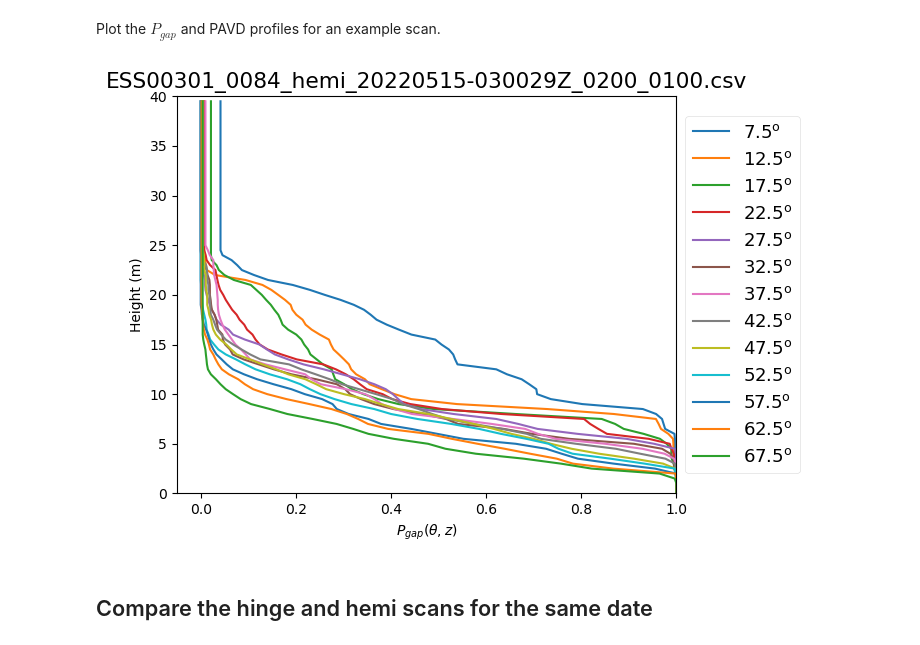
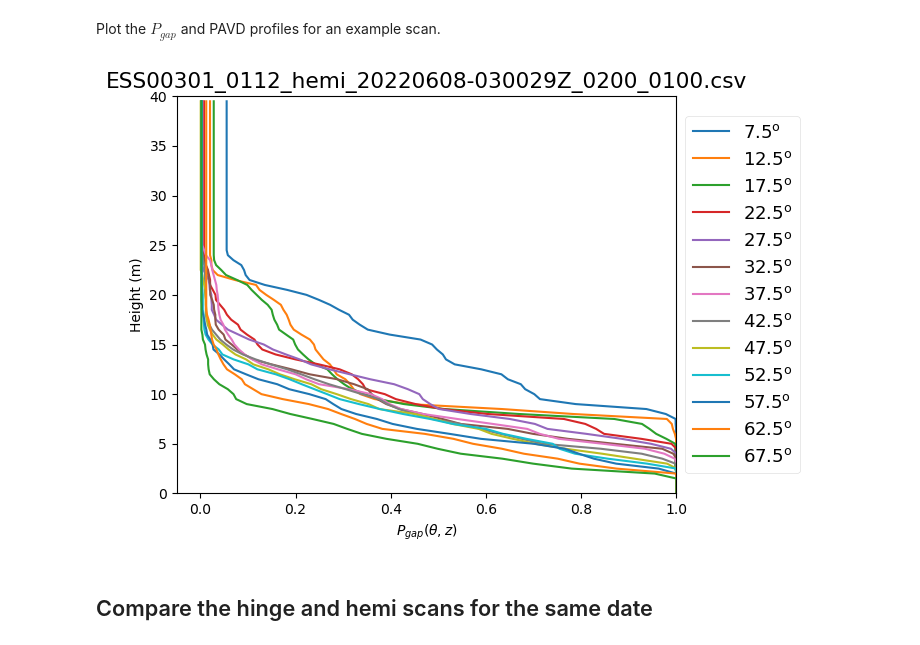
Before and after one commit to armstonj/pylidar-tls-canopy, a Jupyter notebook: notebooks/03_leaf_example.ipynb, the cells around one changed output. Drawn from its saved outputs; the diff is of its cells as text; code cells hidden in the pictures.

```diff
--- a/notebooks/03_leaf_example.ipynb
+++ b/notebooks/03_leaf_example.ipynb
@@ -189,18 +191,23 @@ plot_leaf_grid(leaf_spherical_grid, label='Return Count', clim=[-0.5,2.5], figsi
 # %% [markdown]
 Plot the $P_{gap}$ and PAVD profiles for an example scan.
 # %%
-leaf_file = hemi_csv_list[0]
+# SERC
+#leaf_file = 'ESS00363_0052_hemi_20221020-080028Z_0800_0400.csv'
+
+# Wytham
+leaf_file = 'ESS00301_0112_hemi_20220608-030029Z_0200_0100.csv'
+
 vpp = plant_profile.Jupp2009(hres=0.5, zres=5, ares=90, min_z=5, max_z=70, min_h=0, max_h=40)
-valid = vpp.add_leaf_scan_position(leaf_file, method='WEIGHTED',
+valid = vpp.add_leaf_scan_position(leaf_file, method='FIRSTLAST',
                                    min_zenith=5, max_zenith=70, sensor_height=1.5)
 if valid:
     vpp.get_pgap_theta_z()
     title = os.path.basename(leaf_file)
     pgap_labels = [fr'{b:.1f}$\rm ^o$' for b in vpp.zenith_bin]
     plot_vertical_profiles(vpp.pgap_theta_z, vpp.height_bin, xlabel=r'$P_{gap}(\theta,z)$',
                            labels=pgap_labels, ylim=[0,40], xlim=[None,1], figsize=[7,5], title=title)
 # %% [output]
-[figure, old version]
+[figure, new version]
 # %% [markdown]
 ## Compare the hinge and hemi scans for the same date
 # %% [markdown]
```
Also changed, not shown: parts of 10 cells of this notebook, 2 other files.
